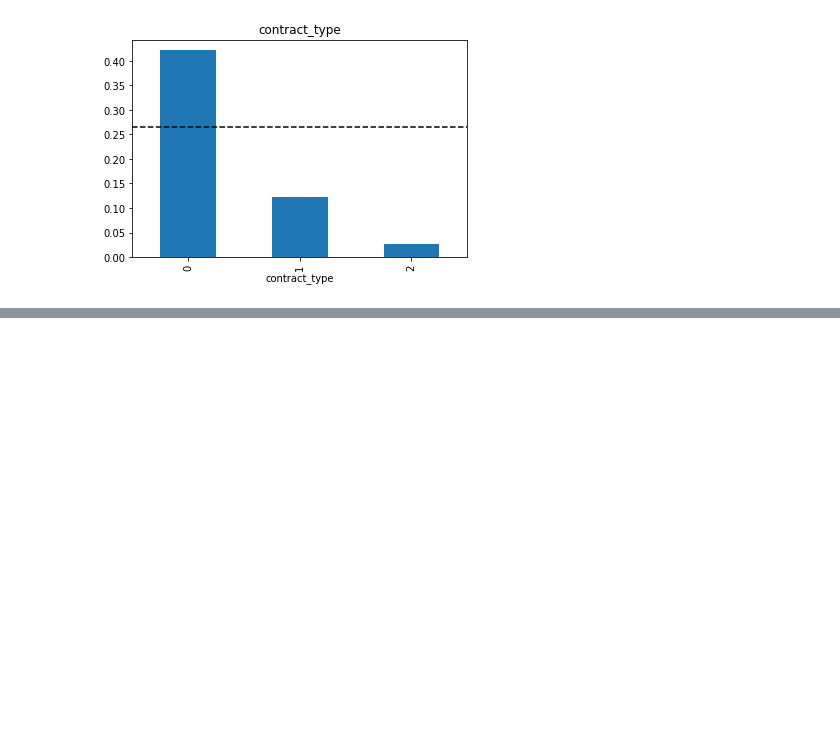
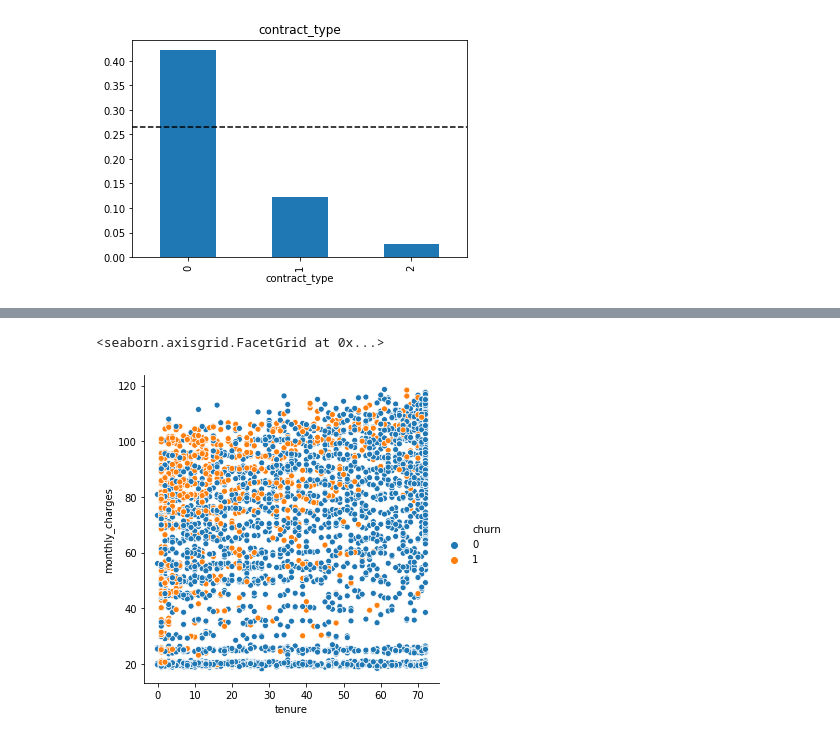
Before and after one commit to Yongliang-Shi/classification-project, a Jupyter notebook: report.ipynb, the cells around one changed output, grey strips where cells are left out. Saved outputs shown, nothing was run; the diff lists cells and outputs as text; code cells hidden in the pictures; blank space fills up the shorter version.

```diff
--- a/report.ipynb
+++ b/report.ipynb
@@ -317,0 +401,5 @@ plt.hlines(churn_rate, *plt.xlim(), ls='--')
+# %%
+sns.relplot(x='tenure', y='monthly_charges', data=train, hue='churn')
+# %% [output]
+<seaborn.axisgrid.FacetGrid at 0x...>
+[figure, added]
```
Also changed, not shown: parts of 12 cells of this notebook.
